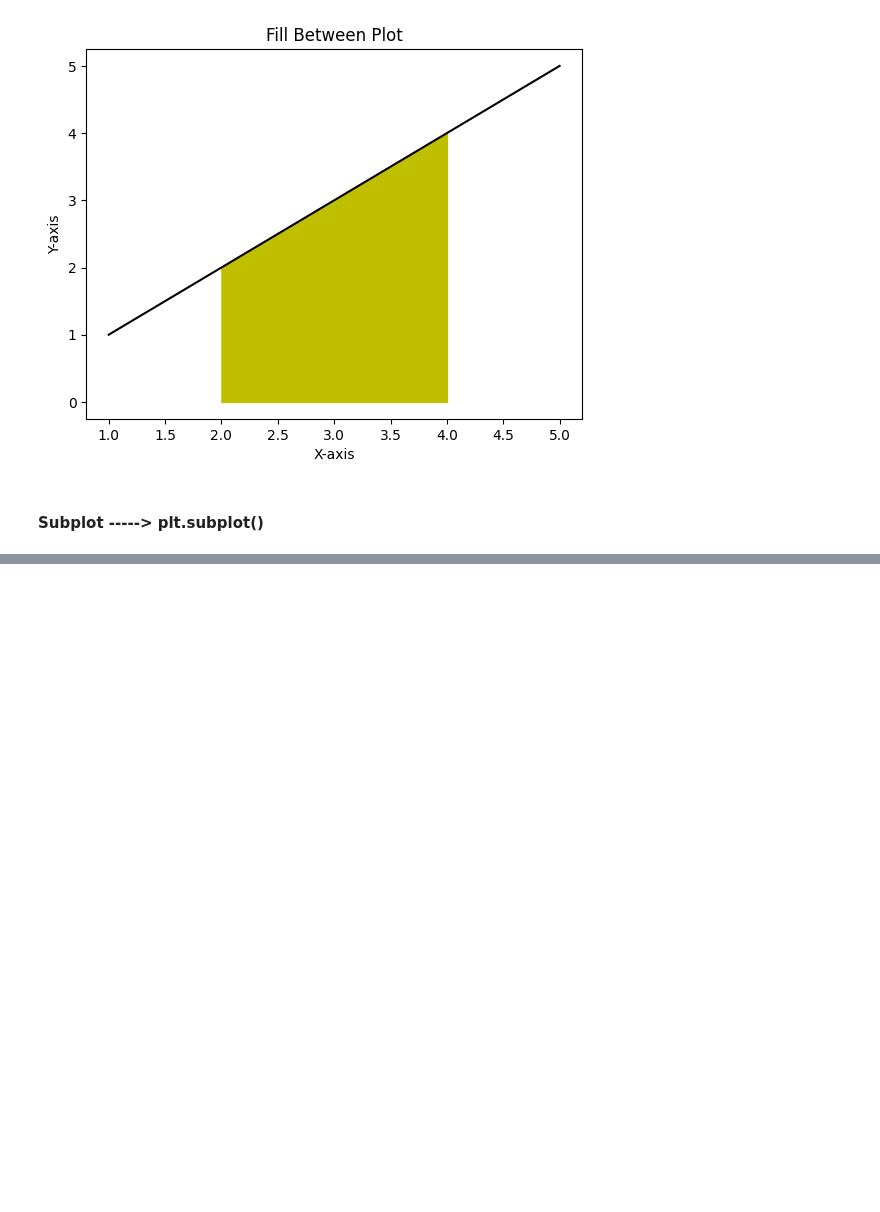
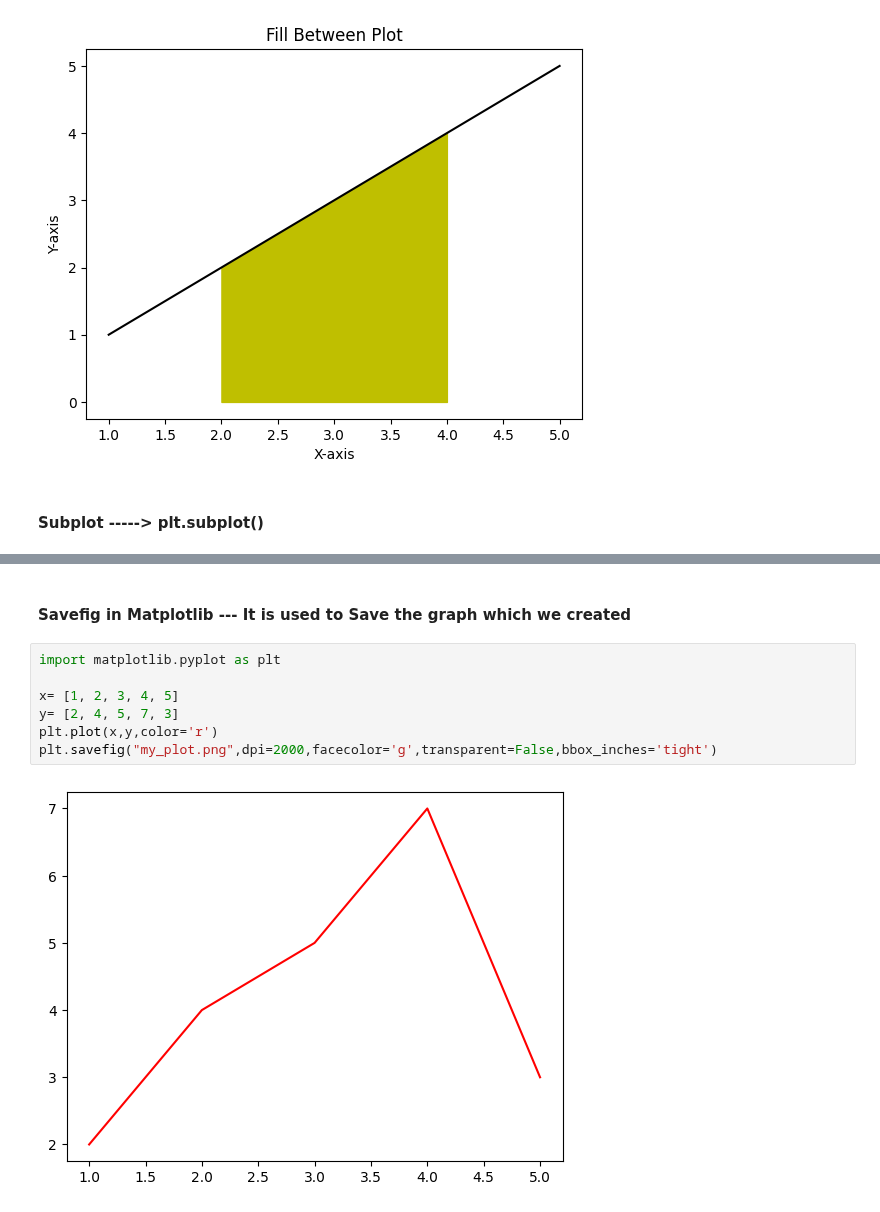
Before and after one commit to AnkitBhagat17/Data_Visualization, a Jupyter notebook: Matplotlib.ipynb, the cells around one changed output, grey strips where cells are left out. Cells and saved outputs as stored; diff of their text form; blank space fills up the shorter version.

```diff
--- a/Matplotlib.ipynb
+++ b/Matplotlib.ipynb
@@ -224,0 +229,11 @@ plt.show()
+# %% [markdown]
+#### Savefig in Matplotlib --- It is used to Save the graph which we created
+# %%
+import matplotlib.pyplot as plt
+
+x= [1, 2, 3, 4, 5]
+y= [2, 4, 5, 7, 3]
+plt.plot(x,y,color='r')
+plt.savefig("my_plot.png",dpi=2000,facecolor='g',transparent=False,bbox_inches='tight')
+# %% [output]
+[figure, added]
```
Also changed, not shown: parts of 3 cells of this notebook.
